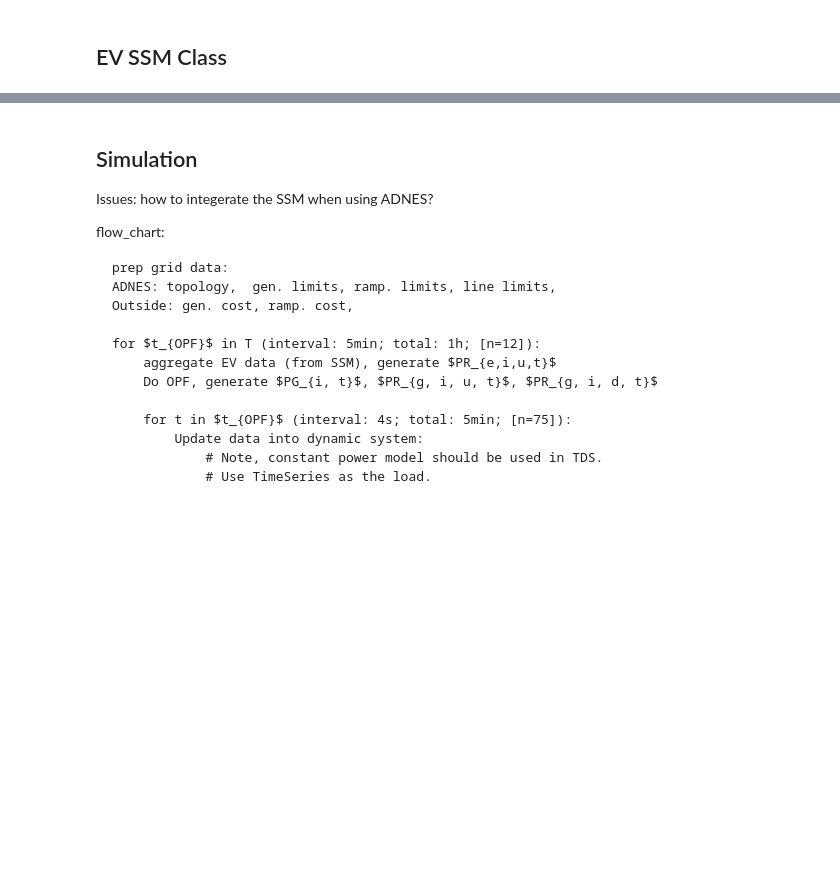
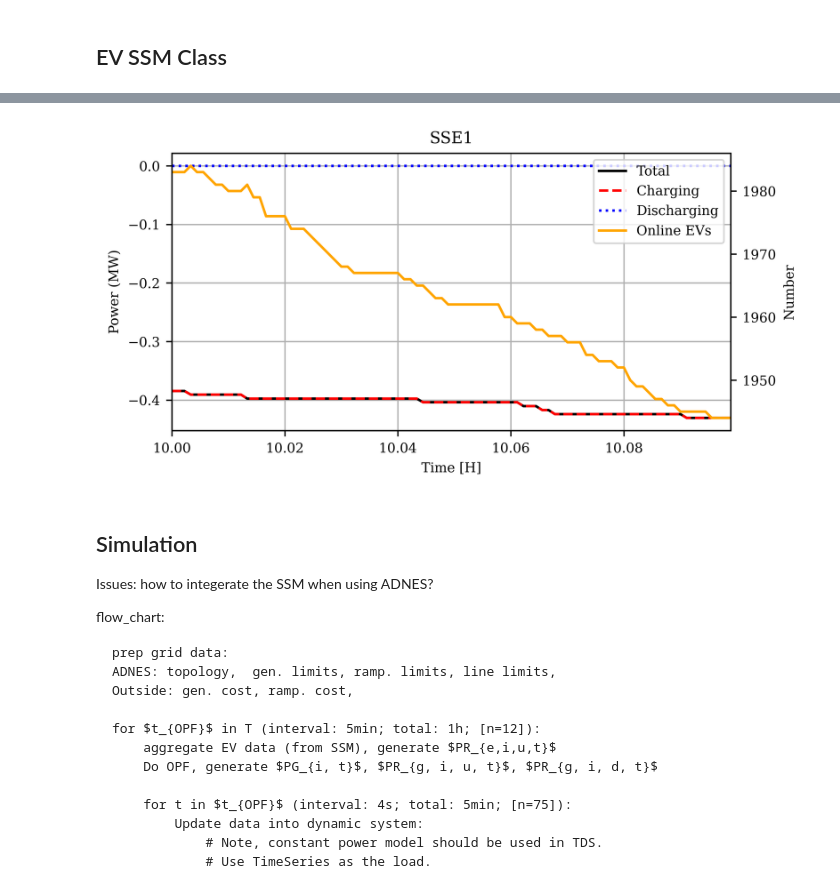
Before and after one commit to shebuxin/andes, a Jupyter notebook: jwang/notes2/ev_ssm2.ipynb, the cells around one changed output, grey strips where cells are left out. Drawn from its saved outputs; the diff is of its cells as text; code cells hidden in the pictures; blank space fills up the shorter version.

Commit message:
Fix plot

```diff
--- a/jwang/notes2/ev_ssm2.ipynb
+++ b/jwang/notes2/ev_ssm2.ipynb
@@ -873,4 +877,0 @@ G(MW): Pt=-0.3404, Pc=-0.3404, Pd=-0.0
-# %%
-sse = ev_ssm(ts=9, N=1000, step=4, tp=100,
-             lr=0.1, lp=100, seed=2022, name="SSE1")
-sse.run(tf=9.02)
@@ -899,3 +878,9 @@ sse.tss
+# %%
+sse.run(tf=10.1)
+# %%
+fig, ax = sse.plot()
+# %% [output]
+[figure, added]
 # %%
 self = sse
 # --- gather results ---
```
Also changed, not shown: parts of 9 cells of this notebook, 1 other file.
